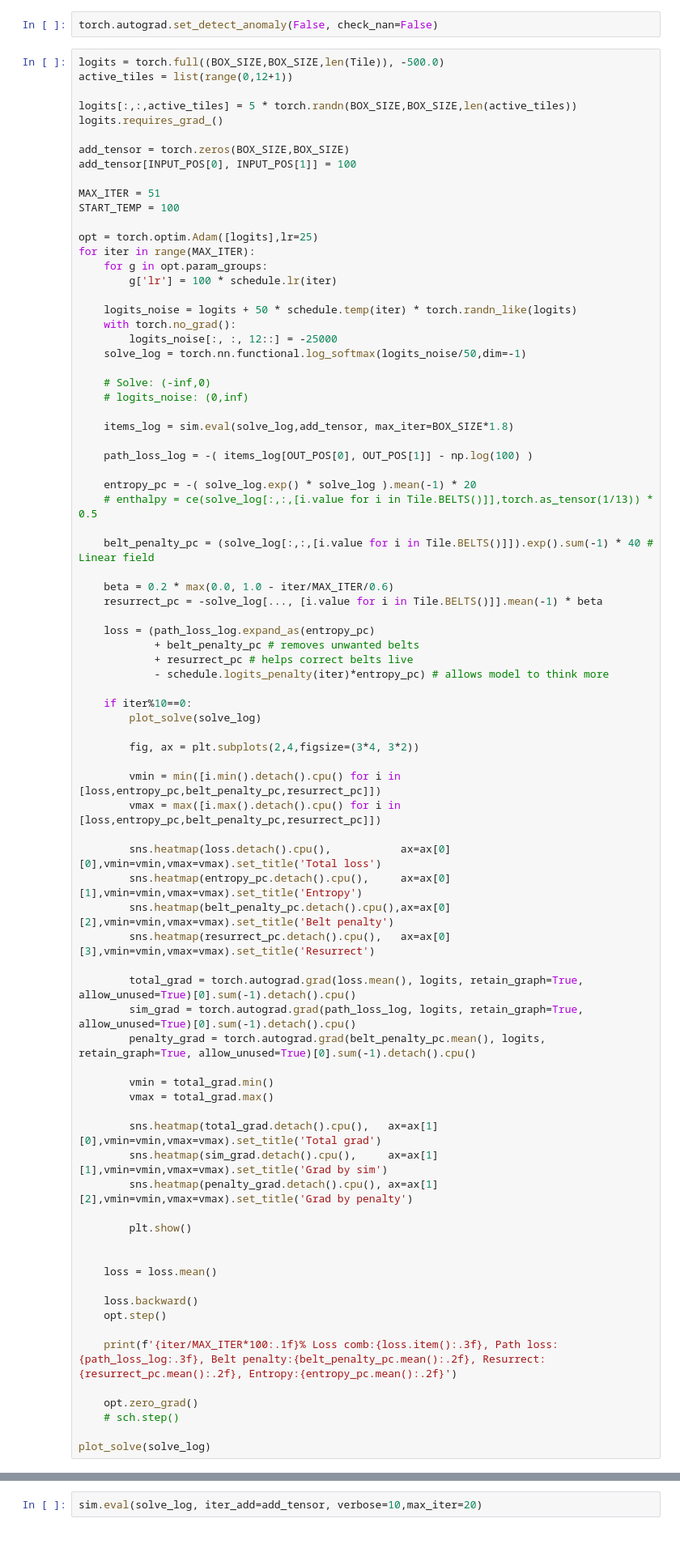
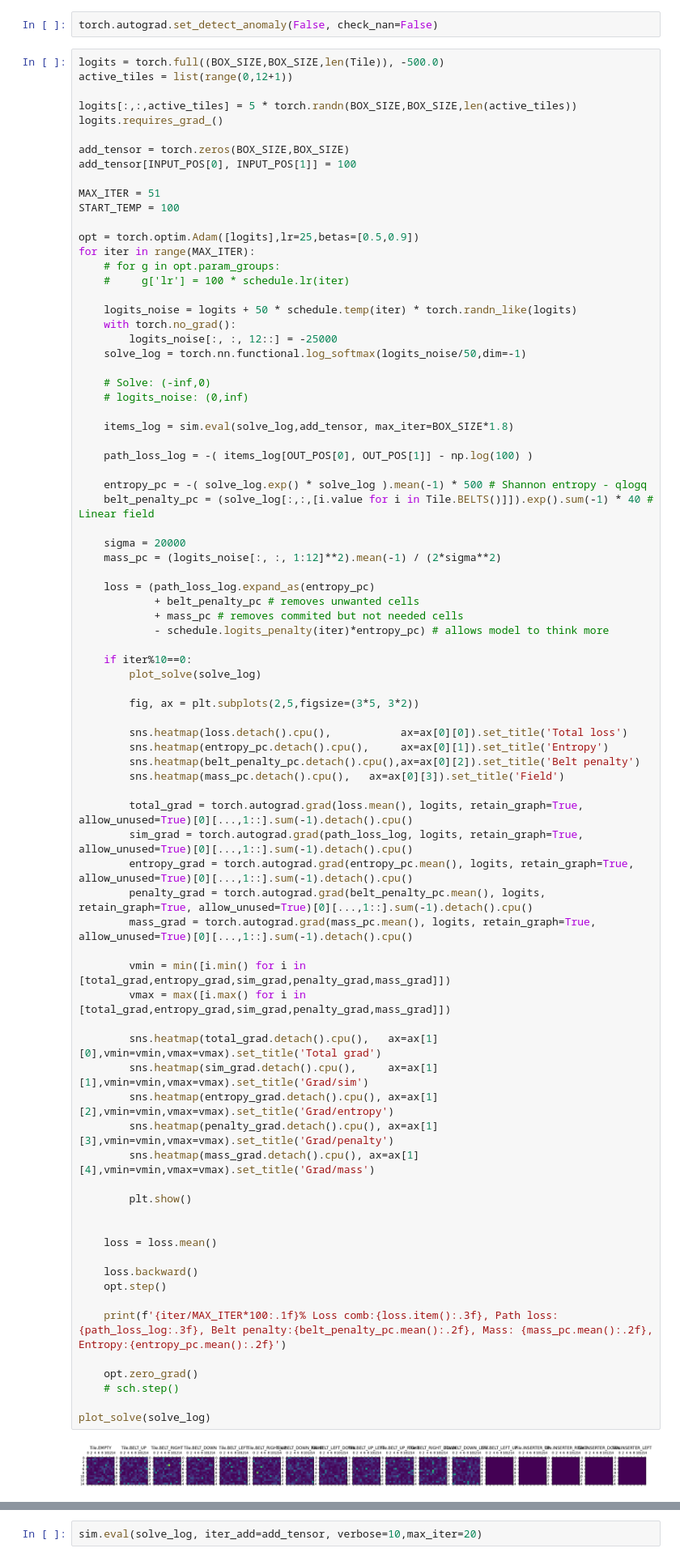
Before and after one commit to mikolajkolanski/FactorioSolver, a Jupyter notebook: sgd.ipynb, the cells around one changed output, grey strips where cells are left out. Shown at 81% size. Cells and saved outputs as stored; diff of their text form.

Commit message:
Mass term for cleaning not needed cells

```diff
--- a/sgd.ipynb
+++ b/sgd.ipynb
@@ -87,10 +90,10 @@ add_tensor[INPUT_POS[0], INPUT_POS[1]] = 100
 MAX_ITER = 51
 START_TEMP = 100
 
-opt = torch.optim.Adam([logits],lr=25)
+opt = torch.optim.Adam([logits],lr=25,betas=[0.5,0.9])
 for iter in range(MAX_ITER):
-    for g in opt.param_groups:
-        g['lr'] = 100 * schedule.lr(iter)
+    # for g in opt.param_groups:
+    #     g['lr'] = 100 * schedule.lr(iter)
 
     logits_noise = logits + 50 * schedule.temp(iter) * torch.randn_like(logits)
     with torch.no_grad():
@@ -104,54 +107,55 @@ for iter in range(MAX_ITER):
 
     path_loss_log = -( items_log[OUT_POS[0], OUT_POS[1]] - np.log(100) )
 
-    entropy_pc = -( solve_log.exp() * solve_log ).mean(-1) * 20
-    # enthalpy = ce(solve_log[:,:,[i.value for i in Tile.BELTS()]],torch.as_tensor(1/13)) * 0.5
-
+    entropy_pc = -( solve_log.exp() * solve_log ).mean(-1) * 500 # Shannon entropy - qlogq
     belt_penalty_pc = (solve_log[:,:,[i.value for i in Tile.BELTS()]]).exp().sum(-1) * 40 # Linear field
 
-    beta = 0.2 * max(0.0, 1.0 - iter/MAX_ITER/0.6)
-    resurrect_pc = -solve_log[..., [i.value for i in Tile.BELTS()]].mean(-1) * beta
+    sigma = 20000
+    mass_pc = (logits_noise[:, :, 1:12]**2).mean(-1) / (2*sigma**2)
 
     loss = (path_loss_log.expand_as(entropy_pc)
-            + belt_penalty_pc # removes unwanted belts
-            + resurrect_pc # helps correct belts live
+            + belt_penalty_pc # removes unwanted cells
+            + mass_pc # removes commited but not needed cells
             - schedule.logits_penalty(iter)*entropy_pc) # allows model to think more
 
     if iter%10==0:
         plot_solve(solve_log)
 
-        fig, ax = plt.subplots(2,4,figsize=(3*4, 3*2))
+        fig, ax = plt.subplots(2,5,figsize=(3*5, 3*2))
 
-        vmin = min([i.min().detach().cpu() for i in [loss,entropy_pc,belt_penalty_pc,resurrect_pc]])
-        vmax = max([i.max().detach().cpu() for i in [loss,entropy_pc,belt_penalty_pc,resurrect_pc]])
+        sns.heatmap(loss.detach().cpu(),           ax=ax[0][0]).set_title('Total loss')
+        sns.heatmap(entropy_pc.detach().cpu(),     ax=ax[0][1]).set_title('Entropy')
+        sns.heatmap(belt_penalty_pc.detach().cpu(),ax=ax[0][2]).set_title('Belt penalty')
+        sns.heatmap(mass_pc.detach().cpu(),   ax=ax[0][3]).set_title('Field')
 
-        sns.heatmap(loss.detach().cpu(),           ax=ax[0][0],vmin=vmin,vmax=vmax).set_title('Total loss')
-        sns.heatmap(entropy_pc.detach().cpu(),     ax=ax[0][1],vmin=vmin,vmax=vmax).set_title('Entropy')
-        sns.heatmap(belt_penalty_pc.detach().cpu(),ax=ax[0][2],vmin=vmin,vmax=vmax).set_title('Belt penalty')
-        sns.heatmap(resurrect_pc.detach().cpu(),   ax=ax[0][3],vmin=vmin,vmax=vmax).set_title('Resurrect')
+        total_grad = torch.autograd.grad(loss.mean(), logits, retain_graph=True, allow_unused=True)[0][...,1::].sum(-1).detach().cpu()
+        sim_grad = torch.autograd.grad(path_loss_log, logits, retain_graph=True, allow_unused=True)[0][...,1::].sum(-1).detach().cpu()
+        entropy_grad = torch.autograd.grad(entropy_pc.mean(), logits, retain_graph=True, allow_unused=True)[0][...,1::].sum(-1).detach().cpu()
+        penalty_grad = torch.autograd.grad(belt_penalty_pc.mean(), logits, retain_graph=True, allow_unused=True)[0][...,1::].sum(-1).detach().cpu()
+        mass_grad = torch.autograd.grad(mass_pc.mean(), logits, retain_graph=True, allow_unused=True)[0][...,1::].sum(-1).detach().cpu()
 
-        total_grad = torch.autograd.grad(loss.mean(), logits, retain_graph=True, allow_unused=True)[0].sum(-1).detach().cpu()
-        sim_grad = torch.autograd.grad(path_loss_log, logits, retain_graph=True, allow_unused=True)[0].sum(-1).detach().cpu()
-        penalty_grad = torch.autograd.grad(belt_penalty_pc.mean(), logits, retain_graph=True, allow_unused=True)[0].sum(-1).detach().cpu()
-
-        vmin = total_grad.min()
-        vmax = total_grad.max()
+        vmin = min([i.min() for i in [total_grad,entropy_grad,sim_grad,penalty_grad,mass_grad]])
+        vmax = max([i.max() for i in [total_grad,entropy_grad,sim_grad,penalty_grad,mass_grad]])
 
         sns.heatmap(total_grad.detach().cpu(),   ax=ax[1][0],vmin=vmin,vmax=vmax).set_title('Total grad')
-        sns.heatmap(sim_grad.detach().cpu(),     ax=ax[1][1],vmin=vmin,vmax=vmax).set_title('Grad by sim')
-        sns.heatmap(penalty_grad.detach().cpu(), ax=ax[1][2],vmin=vmin,vmax=vmax).set_title('Grad by penalty')
+        sns.heatmap(sim_grad.detach().cpu(),     ax=ax[1][1],vmin=vmin,vmax=vmax).set_title('Grad/sim')
+        sns.heatmap(entropy_grad.detach().cpu(), ax=ax[1][2],vmin=vmin,vmax=vmax).set_title('Grad/entropy')
+        sns.heatmap(penalty_grad.detach().cpu(), ax=ax[1][3],vmin=vmin,vmax=vmax).set_title('Grad/penalty')
+        sns.heatmap(mass_grad.detach().cpu(), ax=ax[1][4],vmin=vmin,vmax=vmax).set_title('Grad/mass')
 
         plt.show()
 
 
     loss = loss.mean()
 
     loss.backward()
     opt.step()
 
-    print(f'{iter/MAX_ITER*100:.1f}% Loss comb:{loss.item():.3f}, Path loss:{path_loss_log:.3f}, Belt penalty:{belt_penalty_pc.mean():.2f}, Resurrect: {resurrect_pc.mean():.2f}, Entropy:{entropy_pc.mean():.2f}')
+    print(f'{iter/MAX_ITER*100:.1f}% Loss comb:{loss.item():.3f}, Path loss:{path_loss_log:.3f}, Belt penalty:{belt_penalty_pc.mean():.2f}, Mass: {mass_pc.mean():.2f}, Entropy:{entropy_pc.mean():.2f}')
 
     opt.zero_grad()
     # sch.step()
 
 plot_solve(solve_log)
+# %% [output]
+[figure, added]
```
Also changed, not shown: parts of 3 cells of this notebook.
